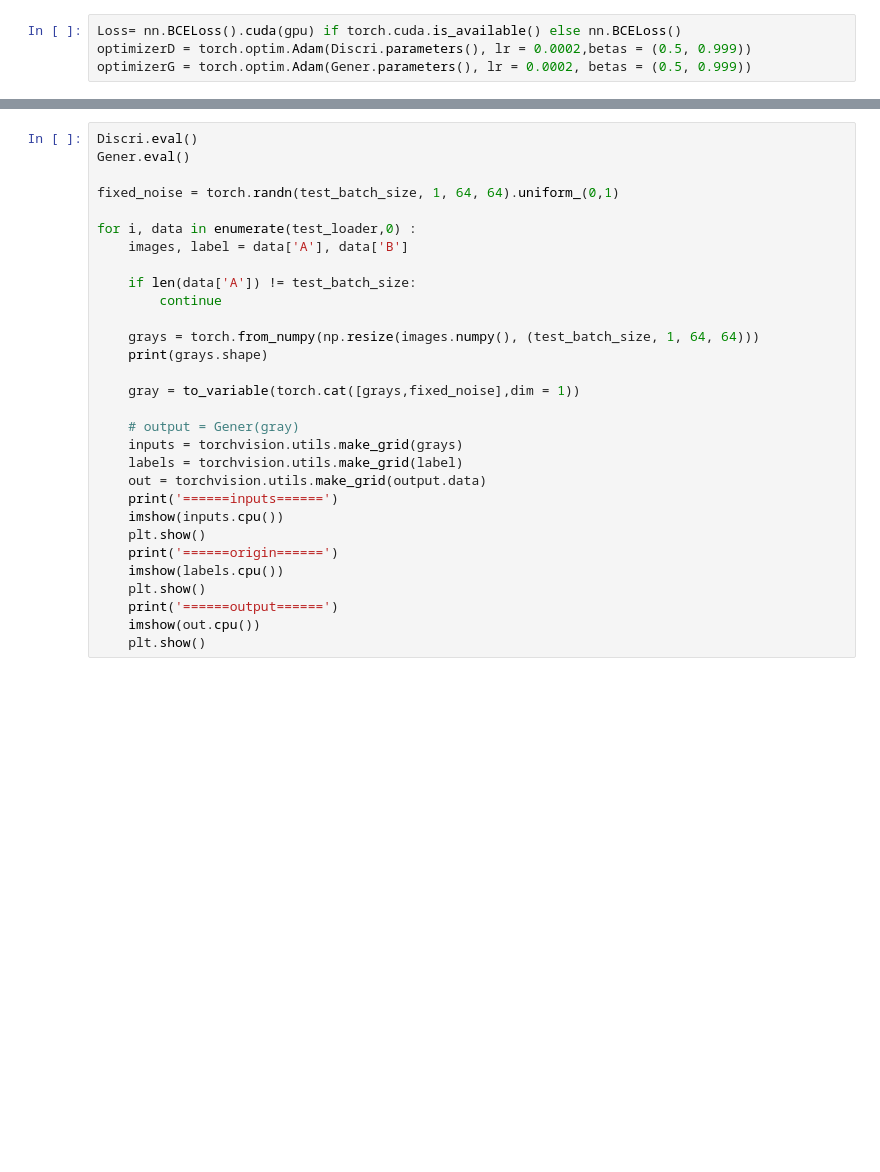
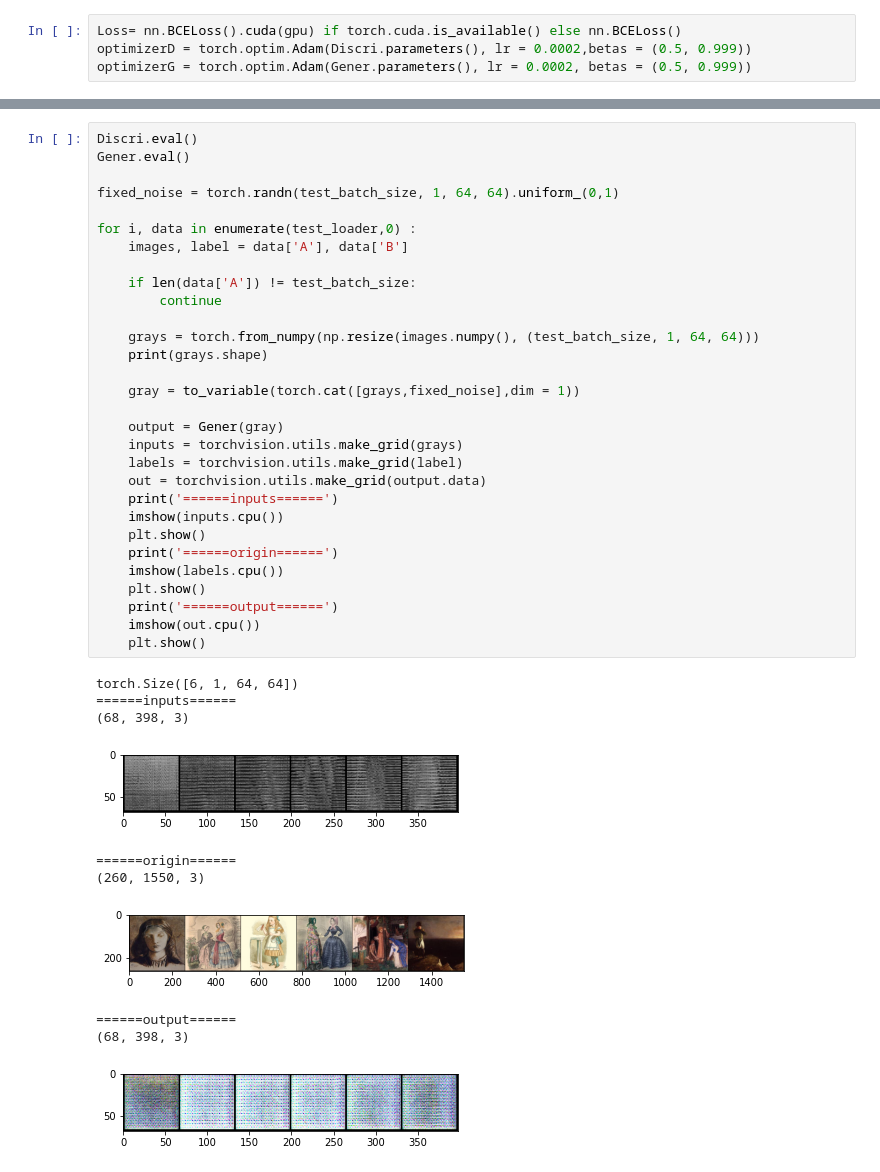
Before and after one commit to Pseudo-Lab/Tutorial-Book, a Jupyter notebook: book/chapters/GAN/Ch3-GAN.ipynb, the cells around one changed output, grey strips where cells are left out. Cells and saved outputs as stored; diff of their text form; blank space fills up the shorter version.

```diff
--- a/book/chapters/GAN/Ch3-GAN.ipynb
+++ b/book/chapters/GAN/Ch3-GAN.ipynb
@@ -361,30 +389,41 @@ for epoch in range(max_epoch):
 # %%
 Discri.eval()
 Gener.eval()
 
 fixed_noise = torch.randn(test_batch_size, 1, 64, 64).uniform_(0,1)
 
 for i, data in enumerate(test_loader,0) :
     images, label = data['A'], data['B']
 
     if len(data['A']) != test_batch_size:
         continue
 
     grays = torch.from_numpy(np.resize(images.numpy(), (test_batch_size, 1, 64, 64)))
     print(grays.shape)
 
     gray = to_variable(torch.cat([grays,fixed_noise],dim = 1))
 
-    # output = Gener(gray)
+    output = Gener(gray)
     inputs = torchvision.utils.make_grid(grays)
     labels = torchvision.utils.make_grid(label)
     out = torchvision.utils.make_grid(output.data)
     print('======inputs======')
     imshow(inputs.cpu())
     plt.show()
     print('======origin======')
     imshow(labels.cpu())
     plt.show()
     print('======output======')
     imshow(out.cpu())
     plt.show()
+# %% [output]
+torch.Size([6, 1, 64, 64])
+======inputs======
+(68, 398, 3)
+[figure, added]
+======origin======
+(260, 1550, 3)
+[figure, added]
+======output======
+(68, 398, 3)
+[figure, added]
```
Also changed, not shown: parts of 6 cells of this notebook.
